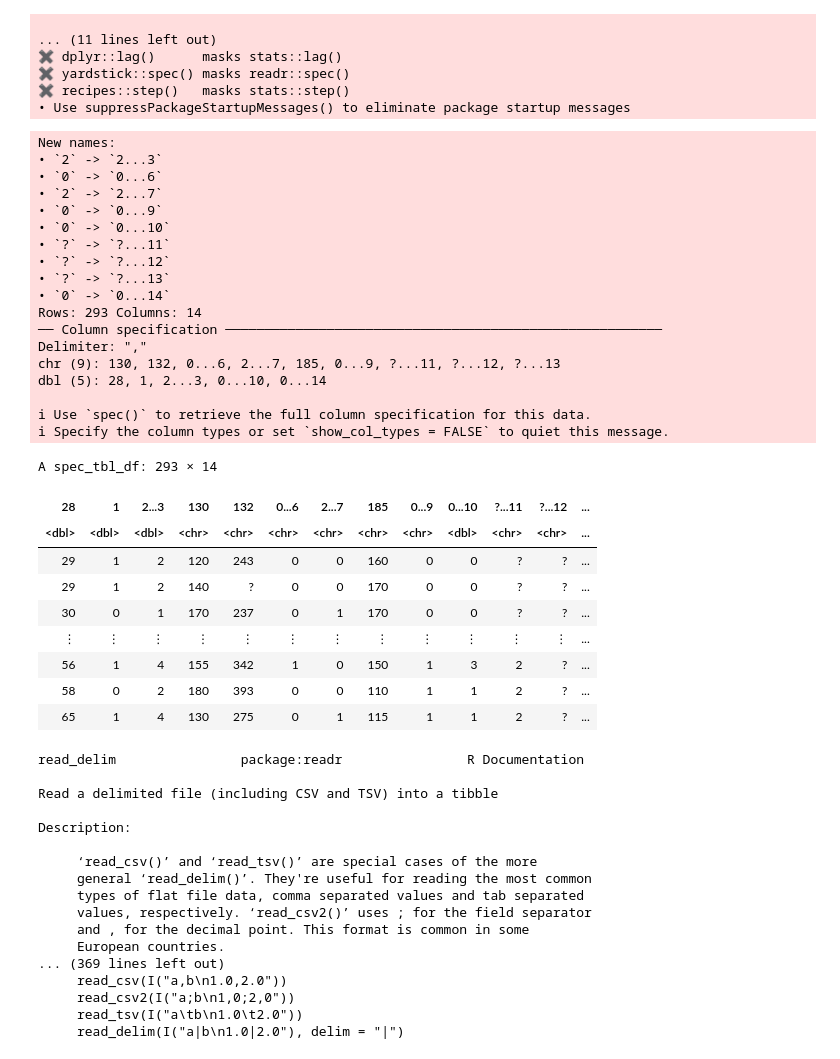
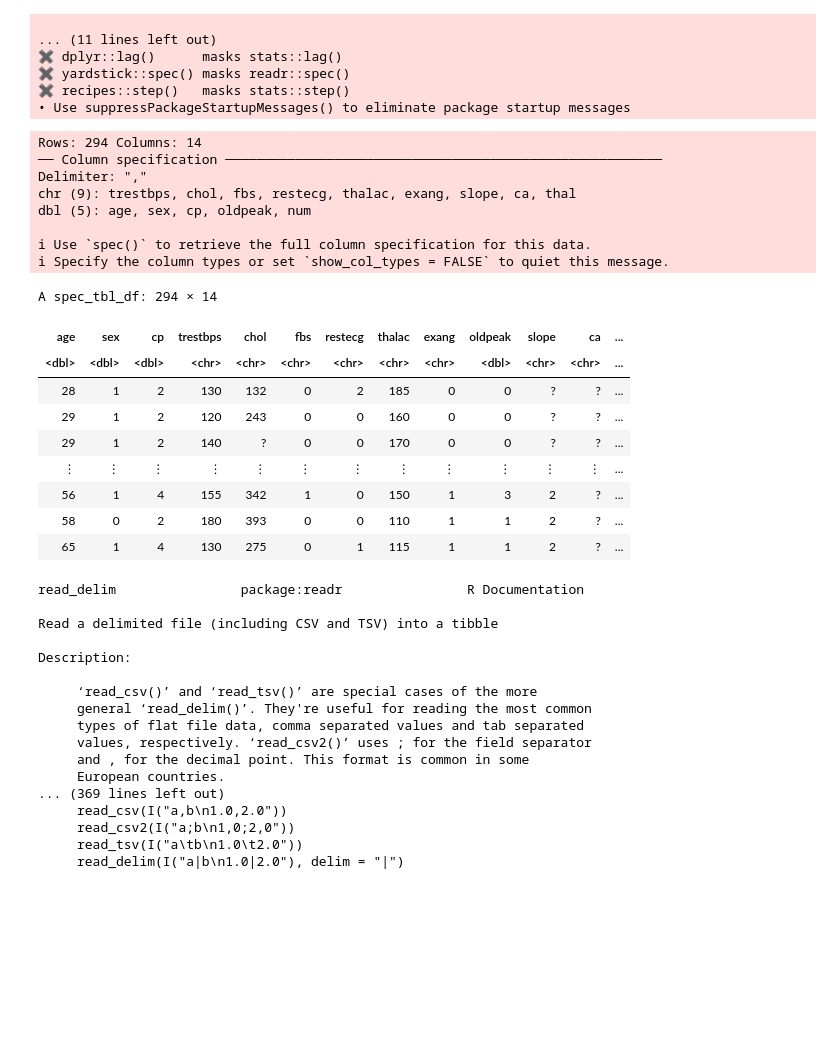
Before and after one commit to szulkifl/dsci-data-analysis-project-44, a Jupyter notebook: project_proposal.ipynb, the cells around one changed output. Drawn from its saved outputs; the diff is of its cells as text; code cells hidden in the pictures; blank space fills up the shorter version.

Commit message:
named columns
Data with named colums

```diff
--- a/project_proposal.ipynb
+++ b/project_proposal.ipynb
@@ -23,34 +23,24 @@ options(repr.matrix.max.rows = 6)
 • Use suppressPackageStartupMessages() to eliminate package startup messages
 # %%
 url <- "https://raw.githubusercontent.com/szulkifl/dsci-data-analysis-project-44/main/processed.hungarian.data.txt"
-hungarian_data <- read_csv(url)
+hungarian_data <- read_csv(url, col_names= c("age", "sex", "cp", "trestbps", "chol", "fbs", "restecg", "thalac", "exang", "oldpeak", "slope", "ca", "thal", "num" ))
 hungarian_data
 ?read_csv
 # %% [output]
-New names:
-• `2` -> `2...3`
-• `0` -> `0...6`
-• `2` -> `2...7`
-• `0` -> `0...9`
-• `0` -> `0...10`
-• `?` -> `?...11`
-• `?` -> `?...12`
-• `?` -> `?...13`
-• `0` -> `0...14`
-Rows: 293 Columns: 14
+Rows: 294 Columns: 14
 ── Column specification ────────────────────────────────────────────────────────
 Delimiter: ","
-chr (9): 130, 132, 0...6, 2...7, 185, 0...9, ?...11, ?...12, ?...13
-dbl (5): 28, 1, 2...3, 0...10, 0...14
+chr (9): trestbps, chol, fbs, restecg, thalac, exang, slope, ca, thal
+dbl (5): age, sex, cp, oldpeak, num
 
 ℹ Use `spec()` to retrieve the full column specification for this data.
 ℹ Specify the column types or set `show_col_types = FALSE` to quiet this message.
-A spec_tbl_df: 293 × 14
+A spec_tbl_df: 294 × 14
-| 28 | 1 | 2...3 | 130 | 132 | 0...6 | 2...7 | 185 | 0...9 | 0...10 | ?...11 | ?...12 | ... |
+| age | sex | cp | trestbps | chol | fbs | restecg | thalac | exang | oldpeak | slope | ca | ... |
 | <dbl> | <dbl> | <dbl> | <chr> | <chr> | <chr> | <chr> | <chr> | <chr> | <dbl> | <chr> | <chr> | ... |
+| 28 | 1 | 2 | 130 | 132 | 0 | 2 | 185 | 0 | 0 | ? | ? | ... |
 | 29 | 1 | 2 | 120 | 243 | 0 | 0 | 160 | 0 | 0 | ? | ? | ... |
 | 29 | 1 | 2 | 140 | ? | 0 | 0 | 170 | 0 | 0 | ? | ? | ... |
-| 30 | 0 | 1 | 170 | 237 | 0 | 1 | 170 | 0 | 0 | ? | ? | ... |
 | ⋮ | ⋮ | ⋮ | ⋮ | ⋮ | ⋮ | ⋮ | ⋮ | ⋮ | ⋮ | ⋮ | ⋮ | ... |
 | 56 | 1 | 4 | 155 | 342 | 1 | 0 | 150 | 1 | 3 | 2 | ? | ... |
 | 58 | 0 | 2 | 180 | 393 | 0 | 0 | 110 | 1 | 1 | 2 | ? | ... |
```
